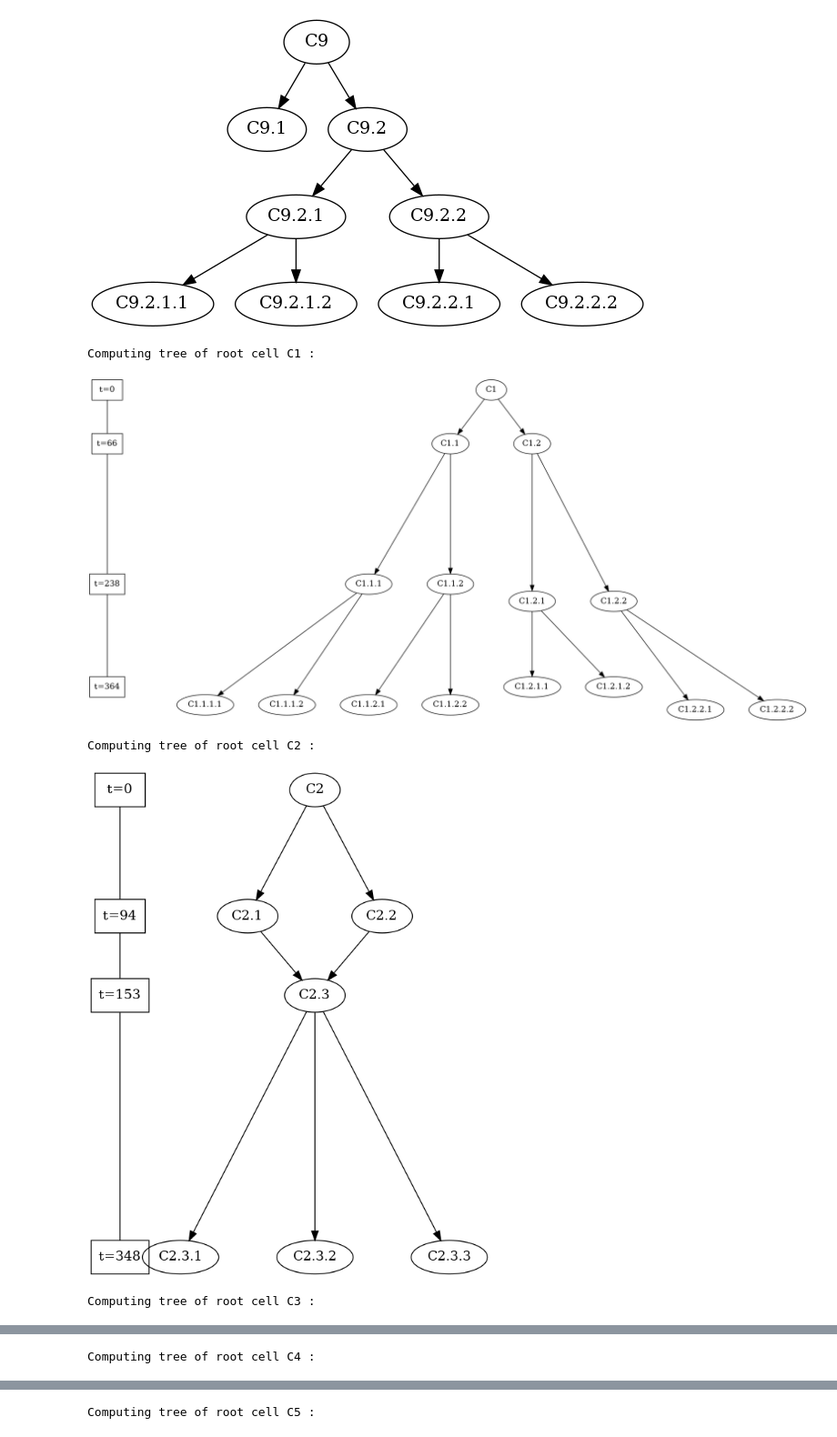
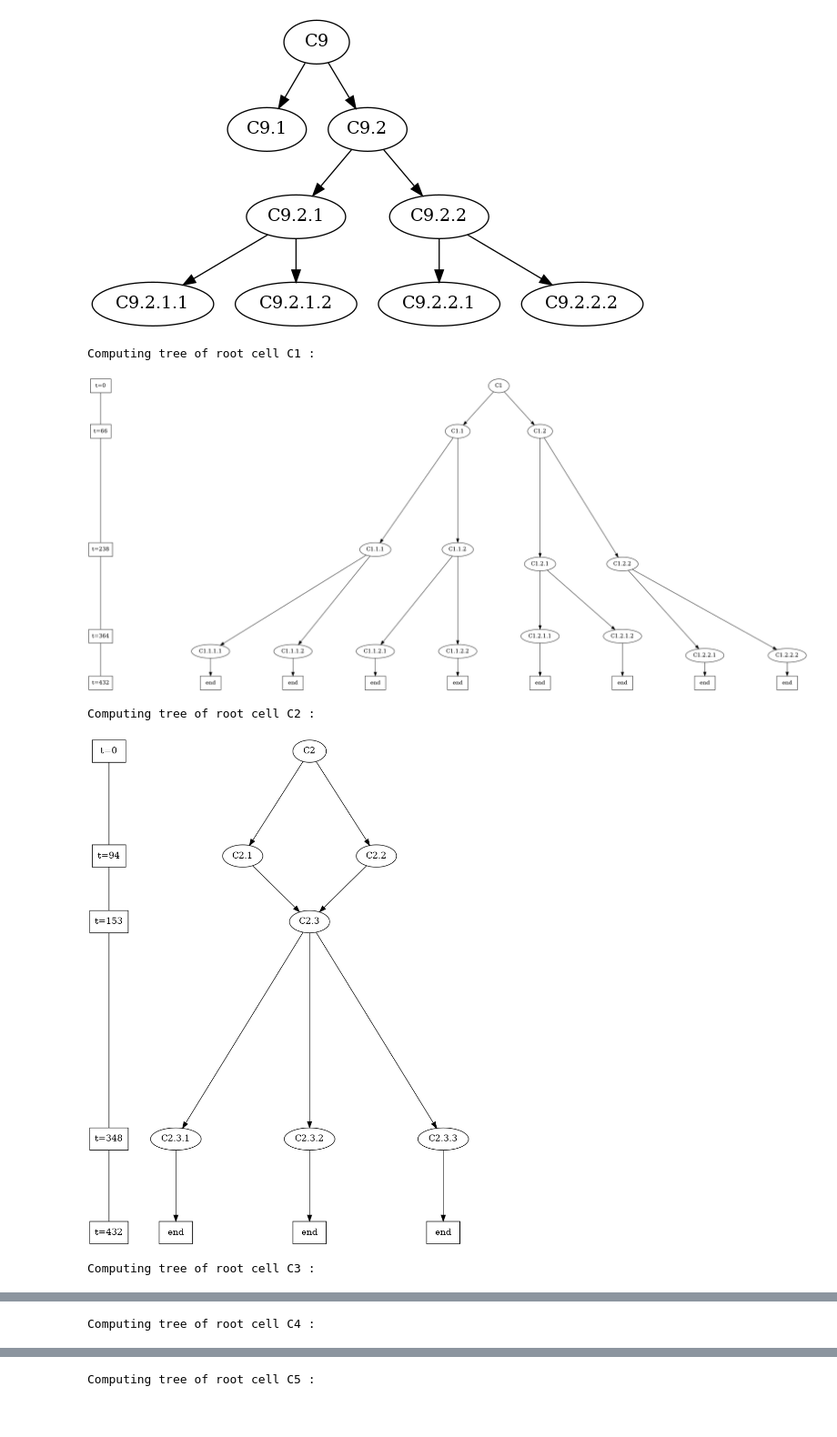
Before and after one commit to Valentin-Molina/ecn_radiobiology, a Jupyter notebook: notebook/phylogenetic_tree.ipynb, the cells around one changed output, grey strips where cells are left out. Shown at 91% size. Drawn from its saved outputs; the diff is of its cells as text; code cells hidden in the pictures.

Commit message:
add end events to phylogenetic tree

```diff
--- a/notebook/phylogenetic_tree.ipynb
+++ b/notebook/phylogenetic_tree.ipynb
@@ -190,14 +190,10 @@ for graph in graphs:
 # %%
 #need to be refactor : some argument are missing => using global values...
 
-import pygraphviz as pgv
-from IPython.display import Image, display
-
-size_factor = 50;
 
 def draw(dot):
     return display(Image(pgv.AGraph(dot).draw(format='png', prog='neato')))
-    # return display(Image(pgv.AGraph(dot).draw(format='png', prog='neato'))) # with distance : not currently functionnal
+
 
 def list_nodes(tree):
     l = []
@@ -210,6 +206,7 @@ def list_nodes(tree):
                 l.append(c_o)
     return l
 
+
 def adjacency_matrix(tree):
     m = np.zeros((size_graph, size_graph), dtype=int)
     for row in tree.itertuples():
@@ -219,6 +216,7 @@ def adjacency_matrix(tree):
                 index_o = nodes.index(c_o)
                 m[index_i, index_o] = row.time
     return m
+
 
 def l2_dist(p1, p2):
     return np.sqrt((p1[0] - p2[0])**2 + (p1[1] - p2[1])**2)
@@ -267,11 +265,11 @@ def size_x_max(dict):
     return max([len(level) for _, level in dict.items()])
 
 
-def labels_and_pos(adj_matrix, factor_y, factor_x, offset_x):
+def labels_and_pos(adj_matrix, factor_y, factor_x, offset_x, nodes, size_graph, final_events):
     list_of_levels = levels(adj_matrix, nodes, size_graph)
     size_x = size_x_max(list_of_levels)
 
-    times = [0]
+    time = [0]
 
     labels_str = ""
 
@@ -284,15 +282,24 @@ def labels_and_pos(adj_matrix, factor_y, factor_x, offset_x):
             if adj_matrix[i, j] > 0:
                 y = -adj_matrix[i,j]/factor_y
                 pos = [0, y]
-                if not adj_matrix[i,j] in times :
-                    times.append(adj_matrix[i,j])
+                if not adj_matrix[i,j] in time :
+                    time.append(adj_matrix[i,j])
                 positions_dict[nodes[j]] = pos
+
+    # Add the fimes of the final events.
+    for row in final_events.itertuples():
+        time.append(row.time)
+
+    times = []
+    for t in time:
+        if t not in times:
+            times.append(t)
     times.sort()
 
     # Add time axis.
     labels_str += str(times[0])+" [ label = \"t=" +str(times[0])+"\" , pos = \"0,0!\" , shape = box ] \n"
     last_time = times[0]
-    for i in range(len(times)-1) :
+    for i in range(len(times)-2) :
         t1 = times[i]
         t2 = times[i+1]
         # Test conflict on time labels.
@@ -300,7 +307,12 @@ def labels_and_pos(adj_matrix, factor_y, factor_x, offset_x):
             labels_str += str(t2)+ " [ label = \"t="+str(t2)+"\" , pos = \"0,"+str(-t2/factor_y)+"!\" , shape = box ] \n"
             labels_str += str(last_time)+" -> "+str(t2)+" [ arrowhead = none , arrowtaile = none ] \n"
             last_time = t2
+    # Add end_time. NVM : we don't check the conflict with the end_time, it shoud be added.
+    end_time = times[len(times)-1]
+    labels_str += str(end_time)+ " [ label = \"t="+str(end_time)+"\" , pos = \"0,"+str(-end_time/factor_y)+"!\" , shape = box ] \n"
+    labels_str += str(last_time)+" -> "+str(end_time)+" [ arrowhead = none , arrowtaile = none ] \n"
 
+    positions_x = {}
 
     # Compute x positions of the cells.
     for _, level in list_of_levels.items():
@@ -309,35 +321,45 @@ def labels_and_pos(adj_matrix, factor_y, factor_x, offset_x):
         size = factor_x*size_level
         step = size/size_level
         pos_x = [offset_x*size_x -size/2 + step*i for i in range(size_level)]
         for i in range(len(level)):
             node = level[i]
             pos = positions_dict[node]
             pos[0] = pos_x[i]
+            positions_x[node] = pos[0]
             labels_str += node.replace(".", "") +" [ label = \""+node+"\" , pos = \""+str(pos[0])+","+str(pos[1])+"!\" ] \n"
+
+    # Add the final events
+    for row in final_events.itertuples():
+        name = row.input[0].replace(".", "") + row.event
+        labels_str += row.input[0].replace(".", "") + " -> " + row.input[0].replace(".", "") + row.event + " \n"
+        labels_str += row.input[0].replace(".", "") + row.event +" [ label = \"" +row.event+"\" , pos = \""+str(positions_x[row.input[0]])+","+str(-row.time/factor_y)+"!\" , shape = box ] \n"
 
     return labels_str
 
 
 def links(adj_matrix):
     links_str = ""
     for i in range(size_graph):
         for j in range(size_graph):
             if adj_matrix[i, j] > 0:
                 links_str += nodes[i].replace(".", "") + " -> " + nodes[j].replace(".", "") + " \n"
     return links_str
 
+
+# Test :
 for cell in obtain_roots(experience) :
     tree_1 = trees[trees["root_cell"] == cell]
+    final_events = tree_1[(tree_1["event"] ==  "end") | (tree_1["event"] ==  "death")]
     print("Computing tree of root cell " + cell + " :")
     nodes = list_nodes(tree_1)
     size_graph = len(nodes)
     m = adjacency_matrix(tree_1)
-    graph = "digraph top { \n" + links(m) + labels_and_pos(m, 50, 2, 1.3) + "}"
+    graph = "digraph top { \n" + links(m) + labels_and_pos(m, 40, 3, 2, nodes, size_graph, final_events) + "}"
     #print(graph)
     draw(graph)
 # %% [output]
 Computing tree of root cell C1 :
-[figure, old version]
+[figure, new version]
 Computing tree of root cell C2 :
-[figure, old version]
+[figure, new version]
 Computing tree of root cell C3 :
```
Also changed, not shown: parts of 4 cells of this notebook.
